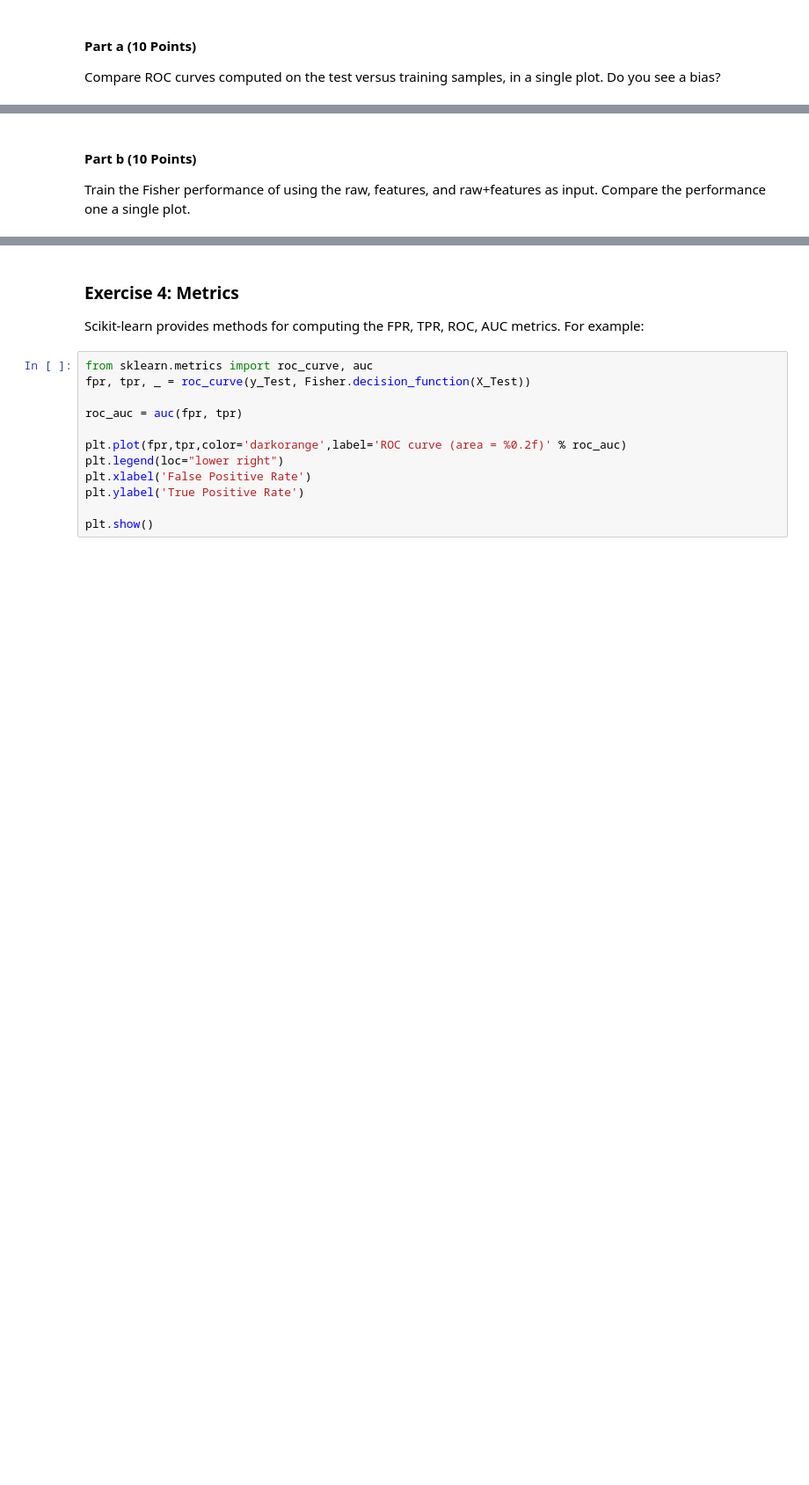
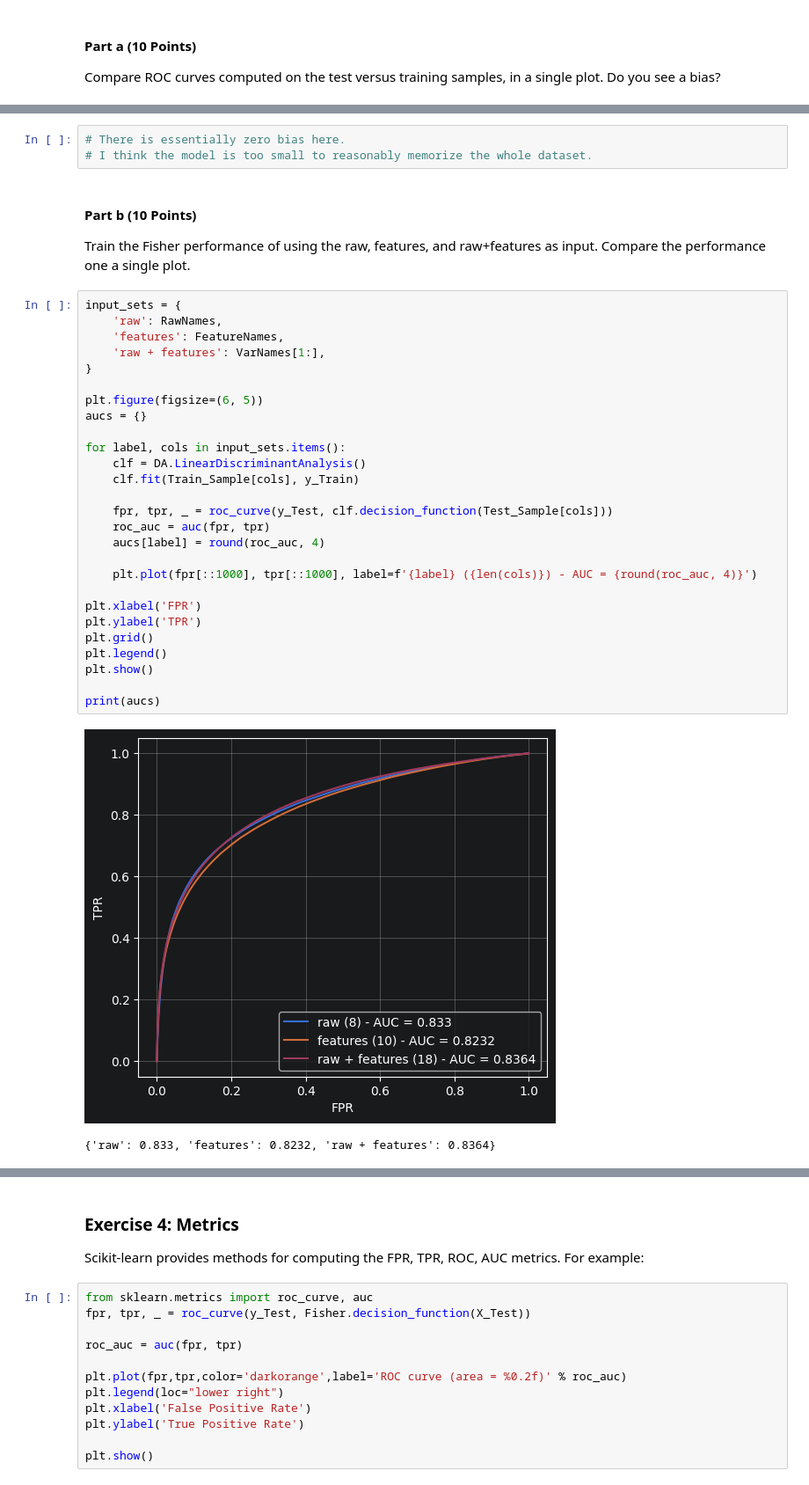
Before and after one commit to radtothebone/data-science-3402, a Jupyter notebook: Lab 8/Herrera_Christian_Lab8.ipynb, the cells around one changed output, grey strips where cells are left out. Shown at 88% size. Drawn from its saved outputs; the diff is of its cells as text; blank space fills up the shorter version.

```diff
--- a/Lab 8/Herrera_Christian_Lab8.ipynb
+++ b/Lab 8/Herrera_Christian_Lab8.ipynb
@@ -97,4 +173,37 @@ Compare ROC curves computed on the test versus training samples, in a single plo
+# %%
+# There is essentially zero bias here.
+# I think the model is too small to reasonably memorize the whole dataset.
 # %% [markdown]
 #### Part b (10 Points)
 
 Train the Fisher performance of using the raw, features, and raw+features as input. Compare the performance one a single plot.
+# %%
+input_sets = {
+    'raw': RawNames,
+    'features': FeatureNames,
+    'raw + features': VarNames[1:],
+}
+
+plt.figure(figsize=(6, 5))
+aucs = {}
+
+for label, cols in input_sets.items():
+    clf = DA.LinearDiscriminantAnalysis()
+    clf.fit(Train_Sample[cols], y_Train)
+
+    fpr, tpr, _ = roc_curve(y_Test, clf.decision_function(Test_Sample[cols]))
+    roc_auc = auc(fpr, tpr)
+    aucs[label] = round(roc_auc, 4)
+
+    plt.plot(fpr[::1000], tpr[::1000], label=f'{label} ({len(cols)}) - AUC = {round(roc_auc, 4)}')
+
+plt.xlabel('FPR')
+plt.ylabel('TPR')
+plt.grid()
+plt.legend()
+plt.show()
+
+print(aucs)
+# %% [output]
+[figure, added]
+{'raw': 0.833, 'features': 0.8232, 'raw + features': 0.8364}
```
Also changed, not shown: parts of 20 cells of this notebook, 2 other files.
